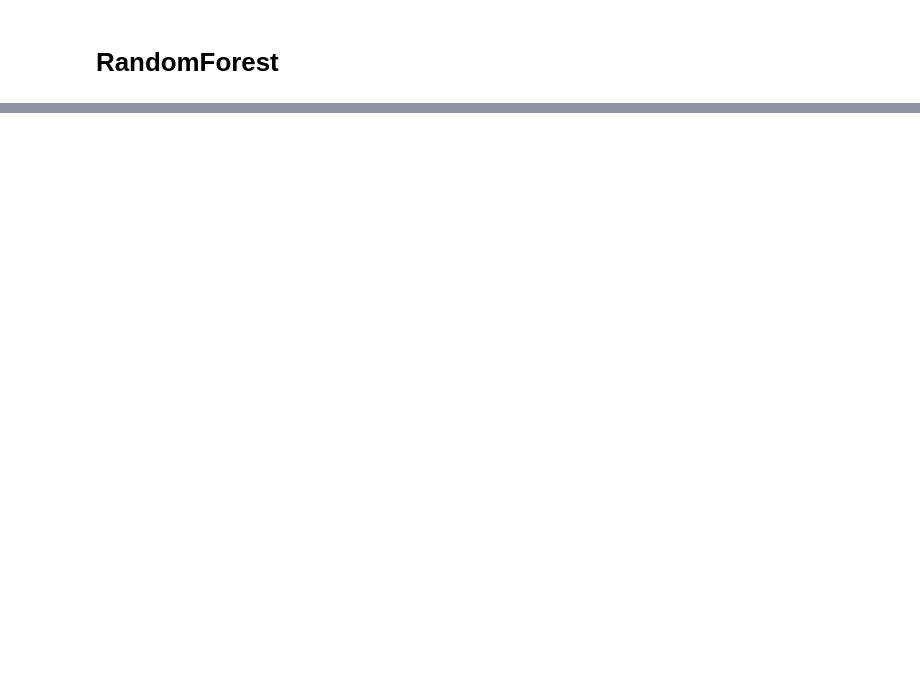
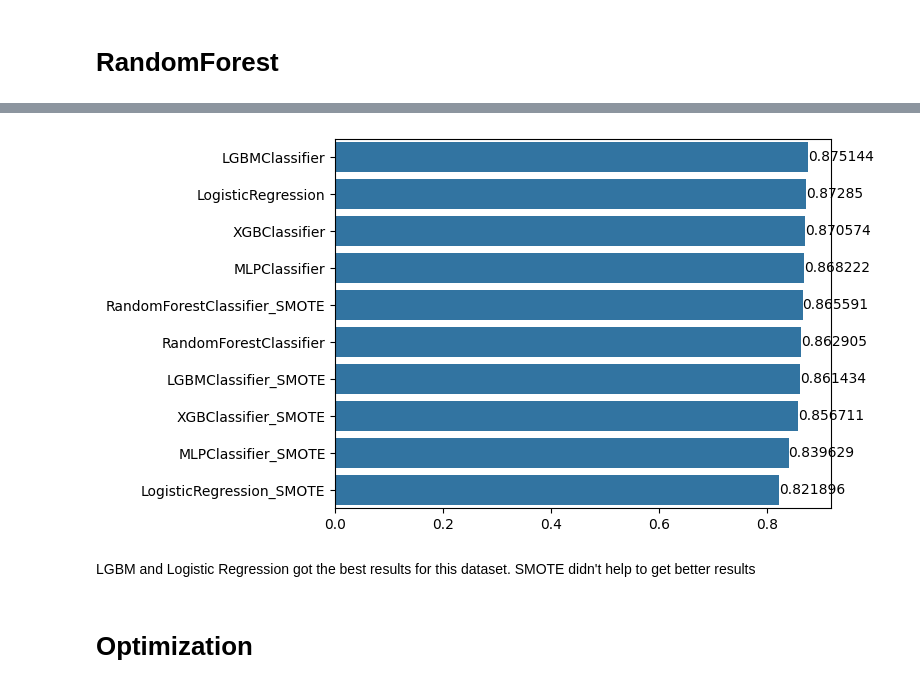
Before and after one commit to rafaeltorres2022/projects, a Jupyter notebook: marketing-analysis/model_building.ipynb, the cells around one changed output, grey strips where cells are left out. Saved outputs shown, nothing was run; the diff lists cells and outputs as text; code cells hidden in the pictures; blank space fills up the shorter version.

Commit message:
Model Building

```diff
--- a/marketing-analysis/model_building.ipynb
+++ b/marketing-analysis/model_building.ipynb
@@ -82,0 +224,7 @@ rf_pipe = Pipeline(
+# %%
+lgbm_pipe = imb_Pipeline(
+    steps=[
+        ("model", LGBMClassifier()),
+    ]
+)
+models['LGBMClassifier'] = lgbm_pipe
@@ -82,0 +233,9 @@ rf_pipe = Pipeline(
+# %%
+lgbm_pipe_smote = imb_Pipeline(
+    steps=[
+        ('preprocessor', preprocessor),
+        ("smote", SMOTE()),
+        ("model", LGBMClassifier(enable_categorical=True)),
+    ]
+)
+models['LGBMClassifier_SMOTE'] = lgbm_pipe_smote
@@ -82,0 +244,6 @@ rf_pipe = Pipeline(
+# %%
+results = {}
+for key, model in models.items():
+    print(f'Training {key}')
+    scores = cross_val_score(model, X_train, y_train, cv=10, scoring='f1_weighted')
+    results[key] = np.mean(scores)
@@ -82,0 +268,11 @@ rf_pipe = Pipeline(
+# %%
+results_pd = pd.Series(results).sort_values(ascending=False)
+# %%
+ax = sns.barplot(results_pd, orient='h')
+_ = ax.bar_label(ax.containers[0])
+# %% [output]
+[figure, added]
+# %% [markdown]
+LGBM and Logistic Regression got the best results for this dataset. SMOTE didn't help to get better results
+# %% [markdown]
+# Optimization
```
Also changed, not shown: parts of 40 cells of this notebook.
